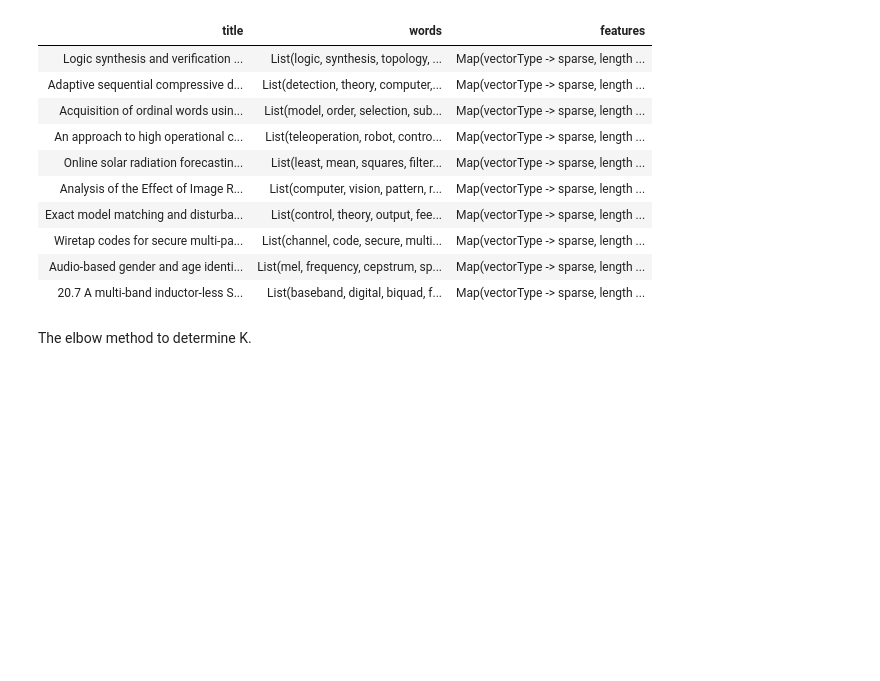
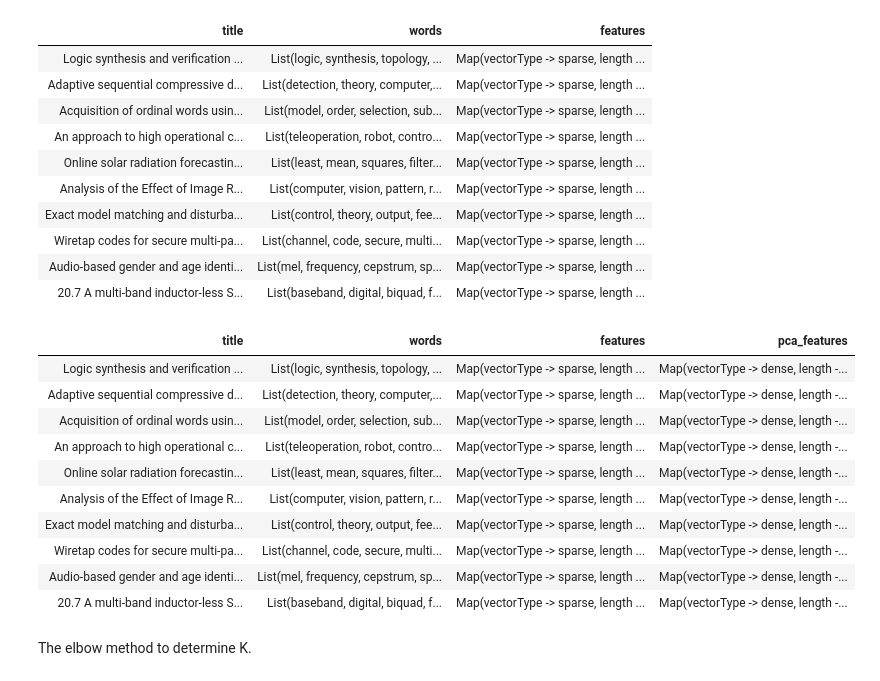
Before and after one commit to peepkolberg/bdm-project-4, a Jupyter notebook: Clustering.ipynb, the cells around one changed output. Saved outputs shown, nothing was run; the diff lists cells and outputs as text; code cells hidden in the pictures; blank space fills up the shorter version.

```diff
--- a/Clustering.ipynb
+++ b/Clustering.ipynb
@@ -211,12 +144,23 @@ from pyspark.ml.clustering import KMeans
 from pyspark.ml.evaluation import ClusteringEvaluator
 from pyspark.ml.feature import Normalizer, PCA
 # %%
-# tried PCA as well
-
-#pca = PCA(k=2, inputCol="features", outputCol="pca_features")
-#pca_model = pca.fit(transformed_data)
-#transformed_data = pca_model.transform(transformed_data).cache()
-#display(transformed_data.limit(10))
+# using PCA features for clustering
+pca = PCA(k=2, inputCol="features", outputCol="pca_features")
+pca_model = pca.fit(transformed_data)
+transformed_data = pca_model.transform(transformed_data).cache()
+display(transformed_data.limit(10))
+# %% [output]
+| title | words | features | pca_features |
+| Logic synthesis and verification ... | List(logic, synthesis, topology, ... | Map(vectorType -> sparse, length ... | Map(vectorType -> dense, length -... |
+| Adaptive sequential compressive d... | List(detection, theory, computer,... | Map(vectorType -> sparse, length ... | Map(vectorType -> dense, length -... |
+| Acquisition of ordinal words usin... | List(model, order, selection, sub... | Map(vectorType -> sparse, length ... | Map(vectorType -> dense, length -... |
+| An approach to high operational c... | List(teleoperation, robot, contro... | Map(vectorType -> sparse, length ... | Map(vectorType -> dense, length -... |
+| Online solar radiation forecastin... | List(least, mean, squares, filter... | Map(vectorType -> sparse, length ... | Map(vectorType -> dense, length -... |
+| Analysis of the Effect of Image R... | List(computer, vision, pattern, r... | Map(vectorType -> sparse, length ... | Map(vectorType -> dense, length -... |
+| Exact model matching and disturba... | List(control, theory, output, fee... | Map(vectorType -> sparse, length ... | Map(vectorType -> dense, length -... |
+| Wiretap codes for secure multi-pa... | List(channel, code, secure, multi... | Map(vectorType -> sparse, length ... | Map(vectorType -> dense, length -... |
+| Audio-based gender and age identi... | List(mel, frequency, cepstrum, sp... | Map(vectorType -> sparse, length ... | Map(vectorType -> dense, length -... |
+| 20.7 A multi-band inductor-less S... | List(baseband, digital, biquad, f... | Map(vectorType -> sparse, length ... | Map(vectorType -> dense, length -... |
 # %% [markdown]
 The elbow method to determine K.
 # %%
```
Also changed, not shown: parts of 12 cells of this notebook.
